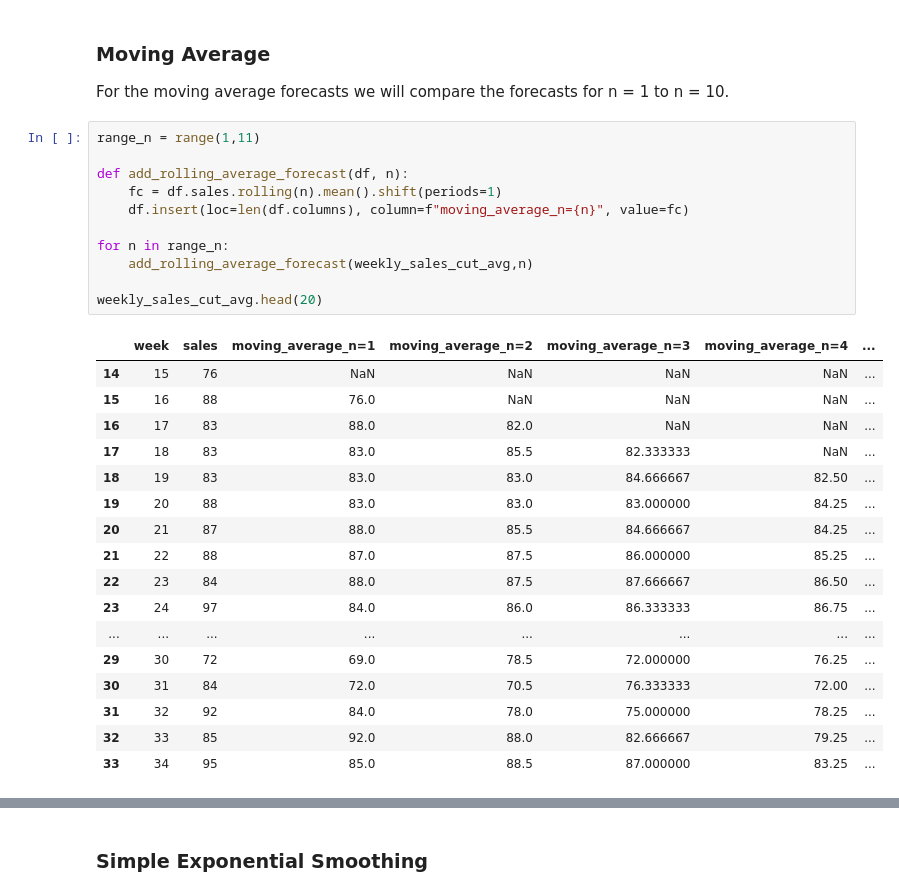
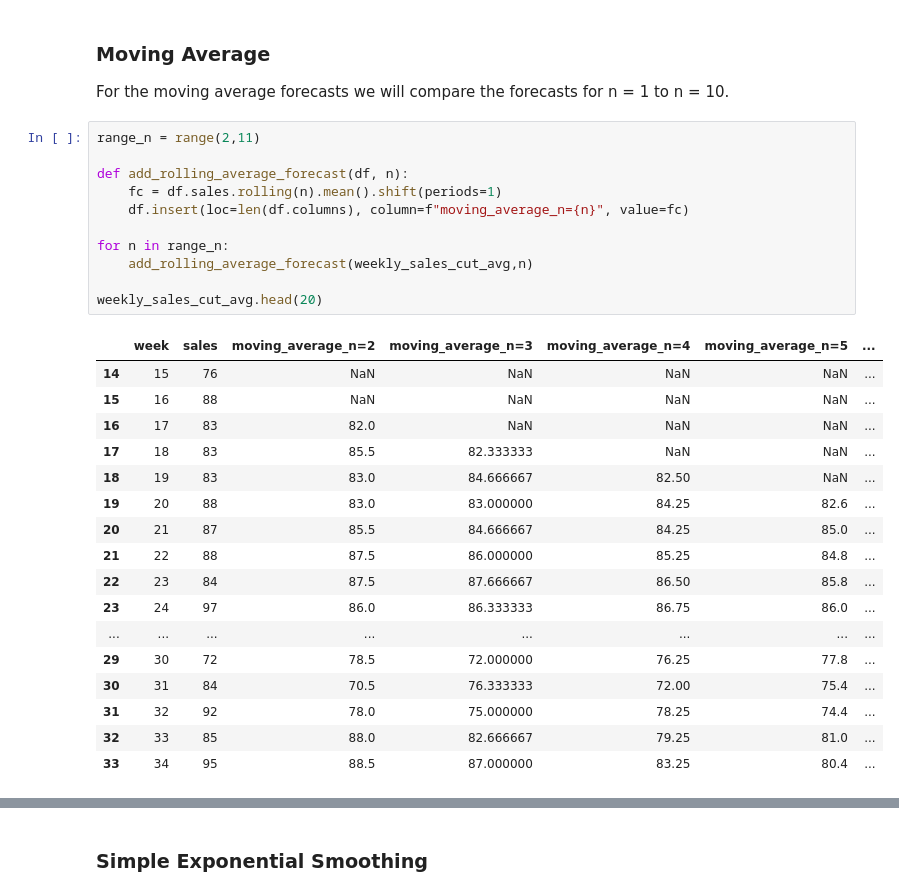
Before and after one commit to m-j-w-f/SCM, a Jupyter notebook: SCM_Forecasting.ipynb, the cells around one changed output, grey strips where cells are left out. Saved outputs shown, nothing was run; the diff lists cells and outputs as text.

```diff
--- a/SCM_Forecasting.ipynb
+++ b/SCM_Forecasting.ipynb
@@ -67,33 +67,33 @@ weekly_sales_cut_avg.head(10)
 ### Moving Average
 For the moving average forecasts we will compare the forecasts for n = 1 to n = 10.
 # %%
-range_n = range(1,11)
+range_n = range(2,11)
 
 def add_rolling_average_forecast(df, n):
     fc = df.sales.rolling(n).mean().shift(periods=1)
     df.insert(loc=len(df.columns), column=f"moving_average_n={n}", value=fc)
 
 for n in range_n:
     add_rolling_average_forecast(weekly_sales_cut_avg,n)
 
 weekly_sales_cut_avg.head(20)
 # %% [output]
-|  | week | sales | moving_average_n=1 | moving_average_n=2 | moving_average_n=3 | moving_average_n=4 | ... |
+|  | week | sales | moving_average_n=2 | moving_average_n=3 | moving_average_n=4 | moving_average_n=5 | ... |
 | 14 | 15 | 76 | NaN | NaN | NaN | NaN | ... |
-| 15 | 16 | 88 | 76.0 | NaN | NaN | NaN | ... |
-| 16 | 17 | 83 | 88.0 | 82.0 | NaN | NaN | ... |
-| 17 | 18 | 83 | 83.0 | 85.5 | 82.333333 | NaN | ... |
-| 18 | 19 | 83 | 83.0 | 83.0 | 84.666667 | 82.50 | ... |
-| 19 | 20 | 88 | 83.0 | 83.0 | 83.000000 | 84.25 | ... |
-| 20 | 21 | 87 | 88.0 | 85.5 | 84.666667 | 84.25 | ... |
-| 21 | 22 | 88 | 87.0 | 87.5 | 86.000000 | 85.25 | ... |
-| 22 | 23 | 84 | 88.0 | 87.5 | 87.666667 | 86.50 | ... |
-| 23 | 24 | 97 | 84.0 | 86.0 | 86.333333 | 86.75 | ... |
+| 15 | 16 | 88 | NaN | NaN | NaN | NaN | ... |
+| 16 | 17 | 83 | 82.0 | NaN | NaN | NaN | ... |
+| 17 | 18 | 83 | 85.5 | 82.333333 | NaN | NaN | ... |
+| 18 | 19 | 83 | 83.0 | 84.666667 | 82.50 | NaN | ... |
+| 19 | 20 | 88 | 83.0 | 83.000000 | 84.25 | 82.6 | ... |
+| 20 | 21 | 87 | 85.5 | 84.666667 | 84.25 | 85.0 | ... |
+| 21 | 22 | 88 | 87.5 | 86.000000 | 85.25 | 84.8 | ... |
+| 22 | 23 | 84 | 87.5 | 87.666667 | 86.50 | 85.8 | ... |
+| 23 | 24 | 97 | 86.0 | 86.333333 | 86.75 | 86.0 | ... |
 | ... | ... | ... | ... | ... | ... | ... | ... |
-| 29 | 30 | 72 | 69.0 | 78.5 | 72.000000 | 76.25 | ... |
-| 30 | 31 | 84 | 72.0 | 70.5 | 76.333333 | 72.00 | ... |
-| 31 | 32 | 92 | 84.0 | 78.0 | 75.000000 | 78.25 | ... |
-| 32 | 33 | 85 | 92.0 | 88.0 | 82.666667 | 79.25 | ... |
-| 33 | 34 | 95 | 85.0 | 88.5 | 87.000000 | 83.25 | ... |
+| 29 | 30 | 72 | 78.5 | 72.000000 | 76.25 | 77.8 | ... |
+| 30 | 31 | 84 | 70.5 | 76.333333 | 72.00 | 75.4 | ... |
+| 31 | 32 | 92 | 78.0 | 75.000000 | 78.25 | 74.4 | ... |
+| 32 | 33 | 85 | 88.0 | 82.666667 | 79.25 | 81.0 | ... |
+| 33 | 34 | 95 | 88.5 | 87.000000 | 83.25 | 80.4 | ... |
 # %%
 graph = sns.lineplot(data=pd.melt(weekly_sales_cut_avg, ['week']), x="week", y="value", hue="variable", palette="viridis")
```
Also changed, not shown: parts of 2 cells of this notebook.
